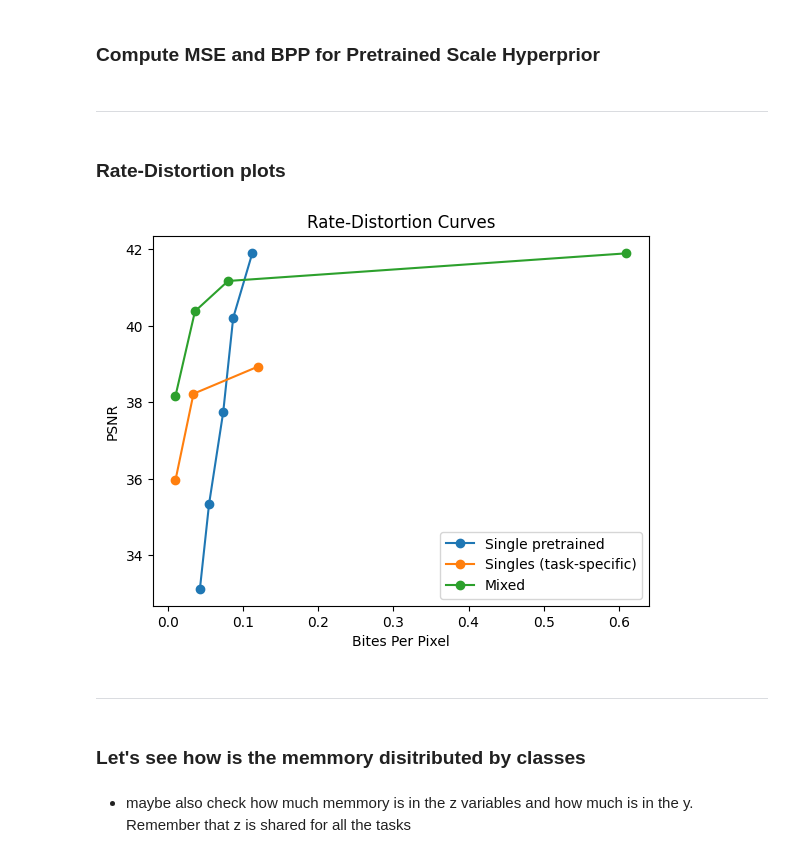
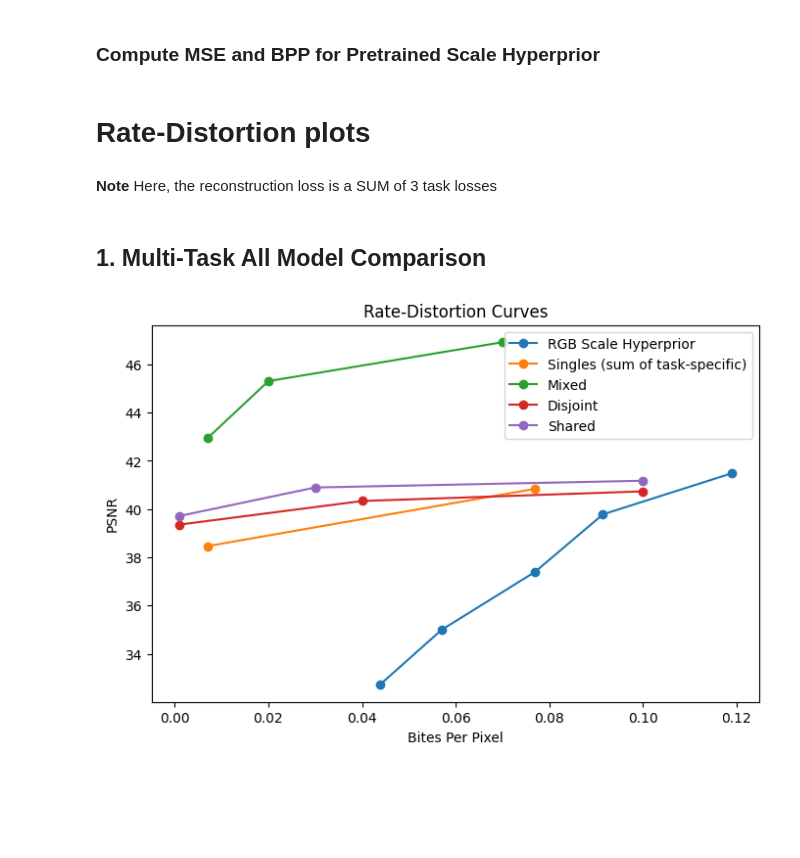
Before and after one commit to narekvslife/multi-modal-neural-compression, a Jupyter notebook: src/plots.ipynb, the cells around one changed output. Cells and saved outputs as stored; diff of their text form; code cells hidden in the pictures; blank space fills up the shorter version.

```diff
--- a/src/plots.ipynb
+++ b/src/plots.ipynb
@@ -132,8 +132,8 @@ def mse_across_tasks(batch, model):
     for task, image_tensors in batch.items():
         # for all bpp values
 
-        if model == "JPEG":
-            for bpp in (0.2, 0.5, 0.8, 1, 2):
+        if model in ("JPEG", "WEBP"):
+            for bpp in (0.2, 0.5, 0.8, 1):
 
                 batch_bpps = []
                 batch_mses = []
@@ -143,9 +143,10 @@ def mse_across_tasks(batch, model):
 
                     image = transforms.ToPILImage()(image_tensor)
 
-                    reconstruction, bpp = find_closest_bpp(bpp, image)
+                    reconstruction, bpp = find_closest_bpp(bpp, image, fmt=model.lower())
+#                     print(reconstruction.shape, image.shape)
 
-                    batch_mses.append(mse(reconstruction, image))
+                    batch_mses.append(mse(reconstruction.to, image))
                     batch_bpps.append(bpp)
 
                 ans[task][0].append(np.mean(batch_bpps))
@@ -181,7 +182,7 @@ default_collate = datasets.transforms.make_collate_fn(TASKS)
 
 _, dataloader = train.get_dataloader(
     dataset_name=DATASET,
-    batch_size=16,
+    batch_size=64,
     num_workers=0,
     tasks=TASKS,
     is_train=True,
@@ -248,41 +251,35 @@ jpeg_ans, (jpeg_bpps, jpeg_mse) = mse_across_tasks(batch, model="JPEG")
 ### Compute MSE and BPP for Pretrained Scale Hyperprior
 # %%
 pretr_ans, (pretr_bpps, pretr_mse) = mse_across_tasks(batch, model="pretr")
-# %% [markdown]
----
 # %% [markdown]
-### Rate-Distortion plots
+# Rate-Distortion plots
+# %% [markdown]
+**Note** Here, the reconstruction loss is a SUM of 3 task losses
+# %% [markdown]
+## 1. Multi-Task All Model Comparison
 # %%
 # {name: (bpps, dists)},
 #   ...
 # }
-# values for lambda = 0.001 0.010 0.100 + reconstruction only
 model_values = {
-#                 "JPEG":                       (jpeg_bpps, jpeg_mse),
+                "RGB Scale Hyperprior":       (pretr_bpps, pretr_mse),
 
-                "Single pretrained":       (pretr_bpps, pretr_mse),
+                # here are singles with 300 latent channels at ~900 epochs
+                "Singles (sum of task-specific)":    ([0.077, 0.007],
+                                               np.array([16.2, 28]) / 256 / 256 / 3),
 
-                "Singles (task-specific)":    ([0.12, 0.034, 0.01],
-                                               np.array([8.37, 9.86, 16.6]) / 256 / 256),
-#                 "Singles (task-specific)":    ([1.87, 0.12, 0.034, 0.01],
-#                                                np.array([8.27, 8.37, 9.86, 16.6]) / 256 / 256),
+                "Mixed":                      ([0.07, 0.02, 0.007],
+                                               np.array([4, 5.8, 10]) / 256 / 256 / 3),  # ???__4__???
 
-                "Mixed":                      ([0.61, 0.08, 0.036, 0.01],
-                                               np.array([12.7/3, 5, 6, 10]) / 256 / 256), # 5?????
+                "Disjoint":                 ([0.1, 0.04, 0.001],
+                                             np.array([16.6, 18.2, 22.8]) / 256 / 256 / 3),
 
-#                 "Disjoint":                 ([____, ____, ____, 0.69],
-#                                              np.array([12.7/3, 5, 6, 10]) / 256 / 256),
+                "Shared":                   ([0.1, 0.03, 0.001],
+                                             np.array([15, 16, 21]) / 256 / 256 / 3),
 
-#                 "Shared":                   ([____, ____, ____, ____],
-#                                              np.array([12.7/3, 5, 6, 10]) / 256 / 256)
+#                 "JPEG":                       (jpeg_bpps, jpeg_mse)
                }
 
 plot_rate_distortion_curves(model_values)
 # %% [output]
-[figure, old version]
+[figure, new version]
-# %% [markdown]
----
-# %% [markdown]
-### Let's see how is the memmory disitributed by classes
-# %% [markdown]
-* maybe also check how much memmory is in the z variables and how much is in the y. Remember that z is shared for all the tasks
```
Also changed, not shown: parts of 19 cells of this notebook, 1 other file.
